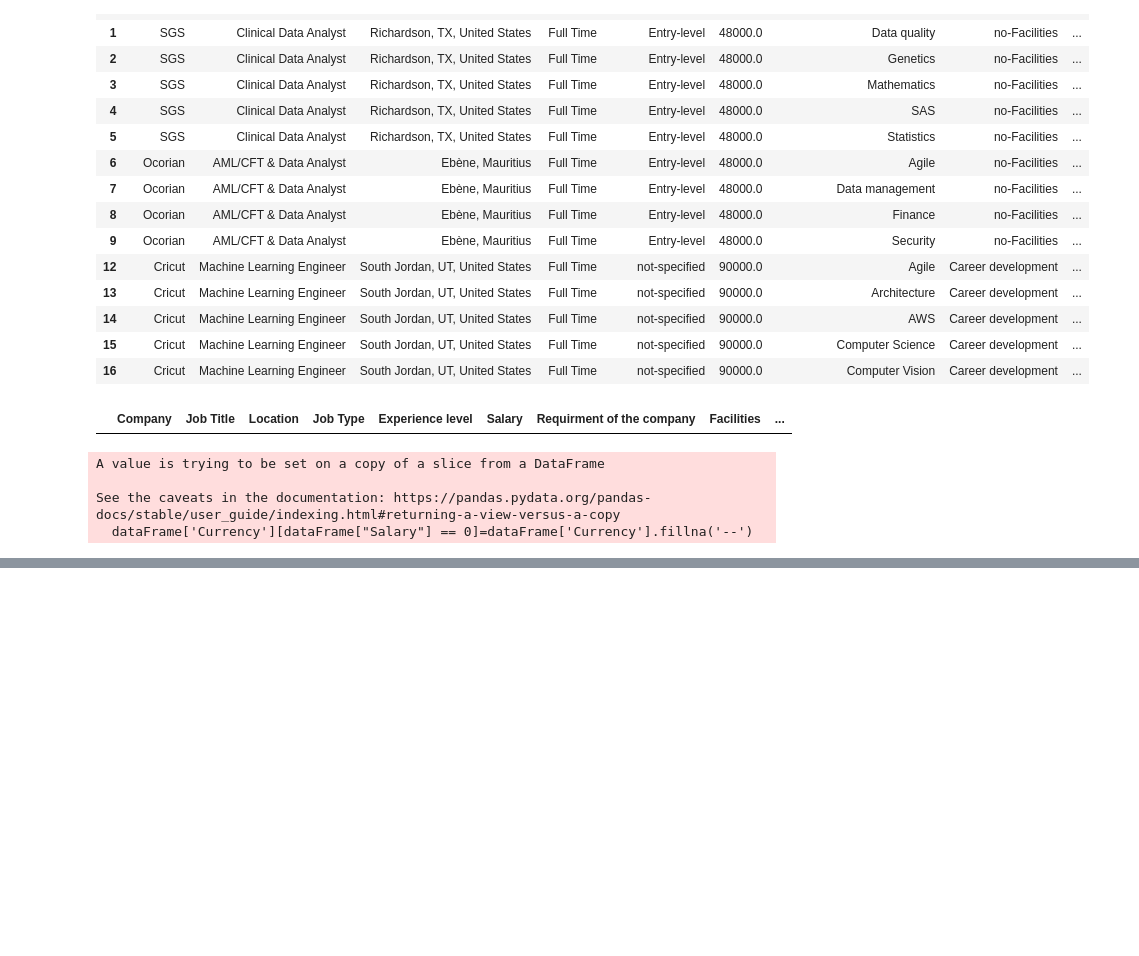
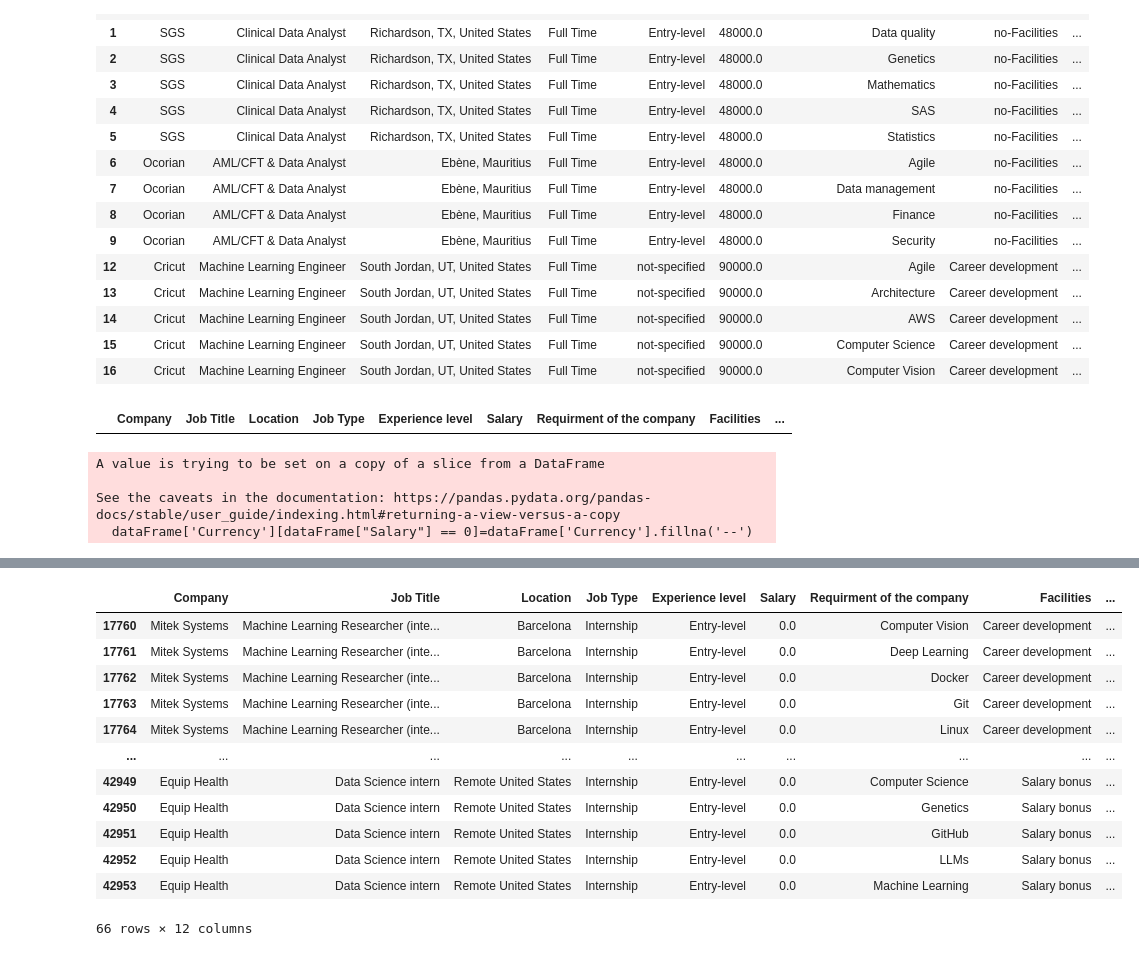
Before and after one commit to elouardyabderrahim/Analyse-des-opportunites-emploi, a Jupyter notebook: dataJob.ipynb, the cells around one changed output, grey strips where cells are left out. Cells and saved outputs as stored; diff of their text form; code cells hidden in the pictures; blank space fills up the shorter version.

```diff
--- a/dataJob.ipynb
+++ b/dataJob.ipynb
@@ -500,0 +570,16 @@ dataFrame[dataFrame["Salary"] == 0]
+# %%
+dataFrame[dataFrame["Job Title"].str.contains('intern')]
+# %% [output]
+|  | Company | Job Title | Location | Job Type | Experience level | Salary | Requirment of the company | Facilities | ... |
+| 17760 | Mitek Systems | Machine Learning Researcher (inte... | Barcelona | Internship | Entry-level | 0.0 | Computer Vision | Career development | ... |
+| 17761 | Mitek Systems | Machine Learning Researcher (inte... | Barcelona | Internship | Entry-level | 0.0 | Deep Learning | Career development | ... |
+| 17762 | Mitek Systems | Machine Learning Researcher (inte... | Barcelona | Internship | Entry-level | 0.0 | Docker | Career development | ... |
+| 17763 | Mitek Systems | Machine Learning Researcher (inte... | Barcelona | Internship | Entry-level | 0.0 | Git | Career development | ... |
+| 17764 | Mitek Systems | Machine Learning Researcher (inte... | Barcelona | Internship | Entry-level | 0.0 | Linux | Career development | ... |
+| ... | ... | ... | ... | ... | ... | ... | ... | ... | ... |
+| 42949 | Equip Health | Data Science intern | Remote United States | Internship | Entry-level | 0.0 | Computer Science | Salary bonus | ... |
+| 42950 | Equip Health | Data Science intern | Remote United States | Internship | Entry-level | 0.0 | Genetics | Salary bonus | ... |
+| 42951 | Equip Health | Data Science intern | Remote United States | Internship | Entry-level | 0.0 | GitHub | Salary bonus | ... |
+| 42952 | Equip Health | Data Science intern | Remote United States | Internship | Entry-level | 0.0 | LLMs | Salary bonus | ... |
+| 42953 | Equip Health | Data Science intern | Remote United States | Internship | Entry-level | 0.0 | Machine Learning | Salary bonus | ... |
+66 rows × 12 columns
```
Also changed, not shown: parts of 31 cells of this notebook.
